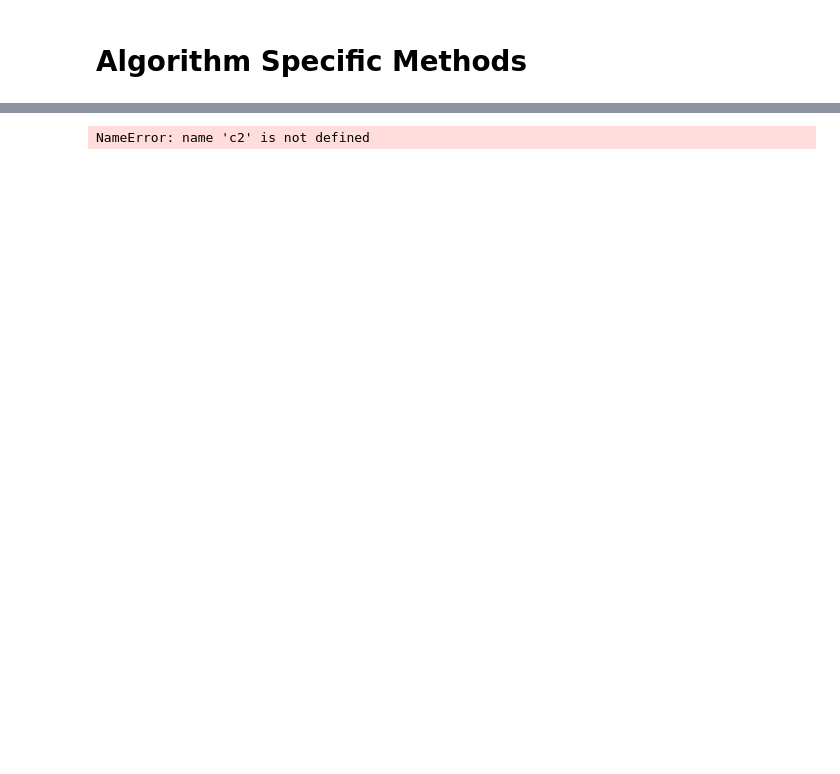
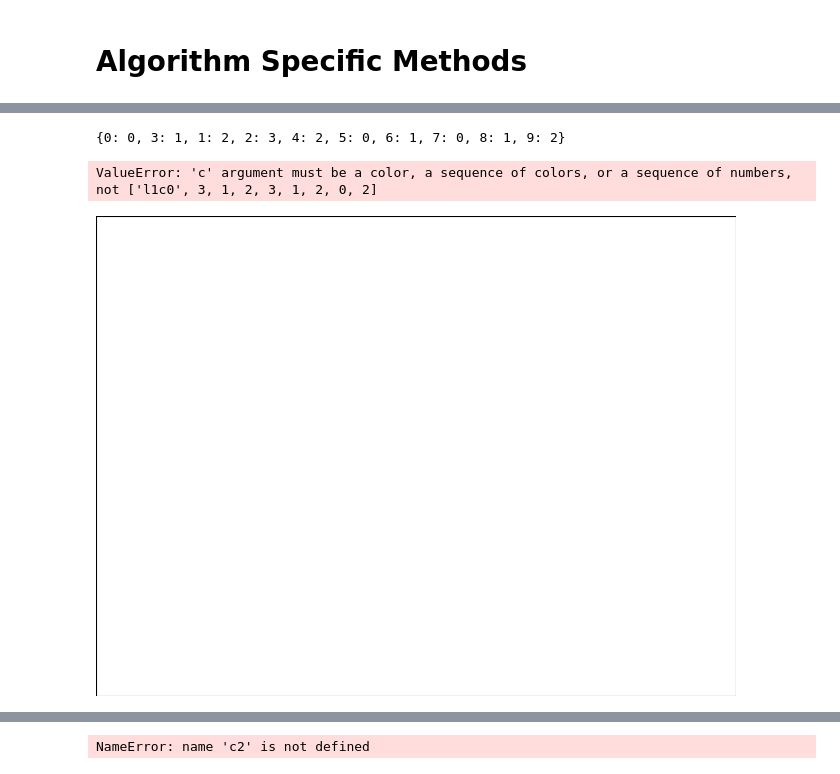
Before and after one commit to mtheunistue/DynamicGraphColoring, a Jupyter notebook: Algorithm Sandbox.ipynb, the cells around one changed output, grey strips where cells are left out. Drawn from its saved outputs; the diff is of its cells as text; code cells hidden in the pictures; blank space fills up the shorter version.

```diff
--- a/Algorithm Sandbox.ipynb
+++ b/Algorithm Sandbox.ipynb
@@ -112,0 +101,4 @@ TypeError: draw() missing 1 required positional argument: 'G'
+# %%
+coloring = nx.coloring.greedy_color(G)
+# %%
+coloring[0] = 0
@@ -113 +122,10 @@ TypeError: draw() missing 1 required positional argument: 'G'
+# %%
+misc.toDrawableColoring(misc.useUniqueColors(coloring, 1))
+# %% [output]
+{0: 0, 3: 1, 1: 2, 2: 3, 4: 2, 5: 0, 6: 1, 7: 0, 8: 1, 9: 2}
+# %%
+misc.draw(G, coloring)
+# %% [output]
+ValueError: 'c' argument must be a color, a sequence of colors, or a sequence of numbers, not ['l1c0', 3, 1, 2, 3, 1, 2, 0, 2]
+[figure, added]
 # %%
```
Also changed, not shown: parts of 11 cells of this notebook, 3 other files.
